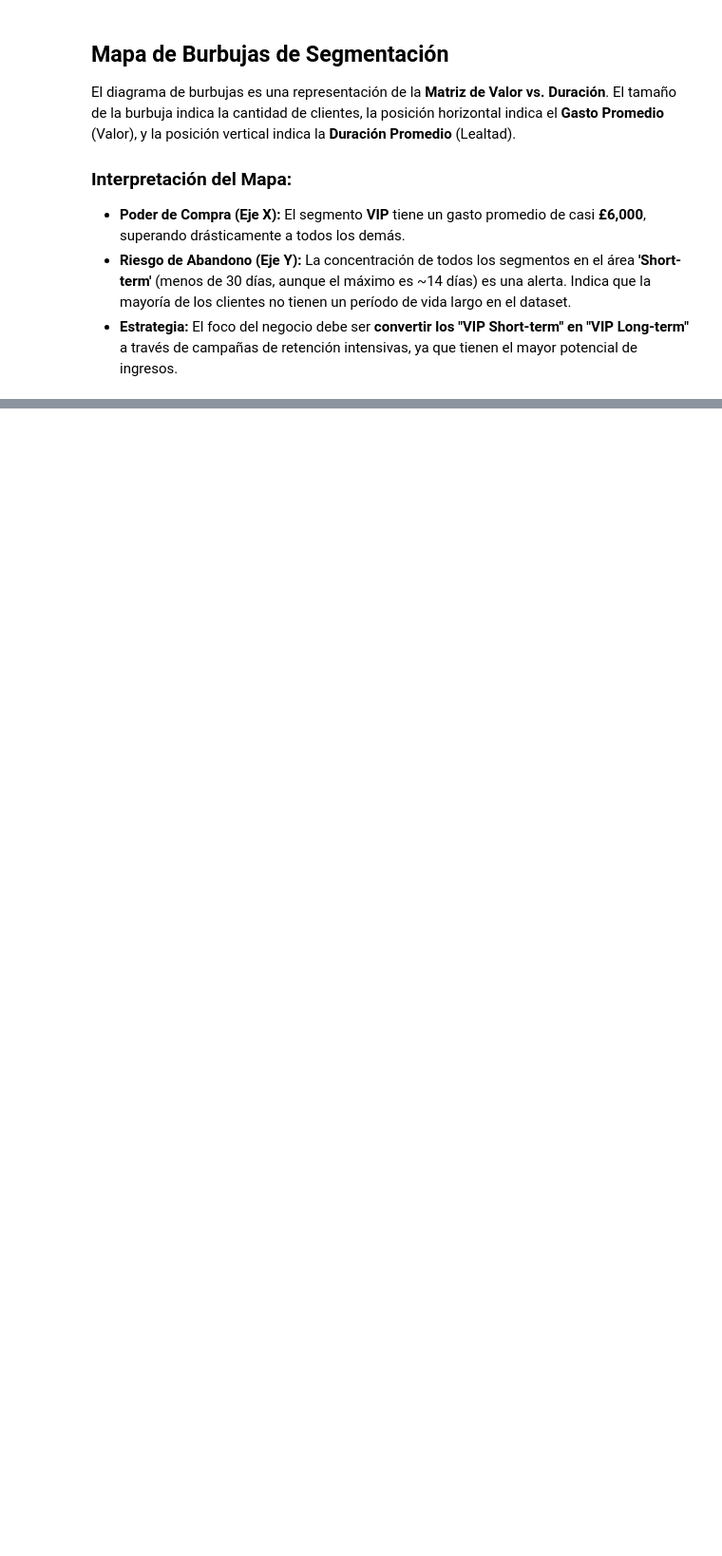
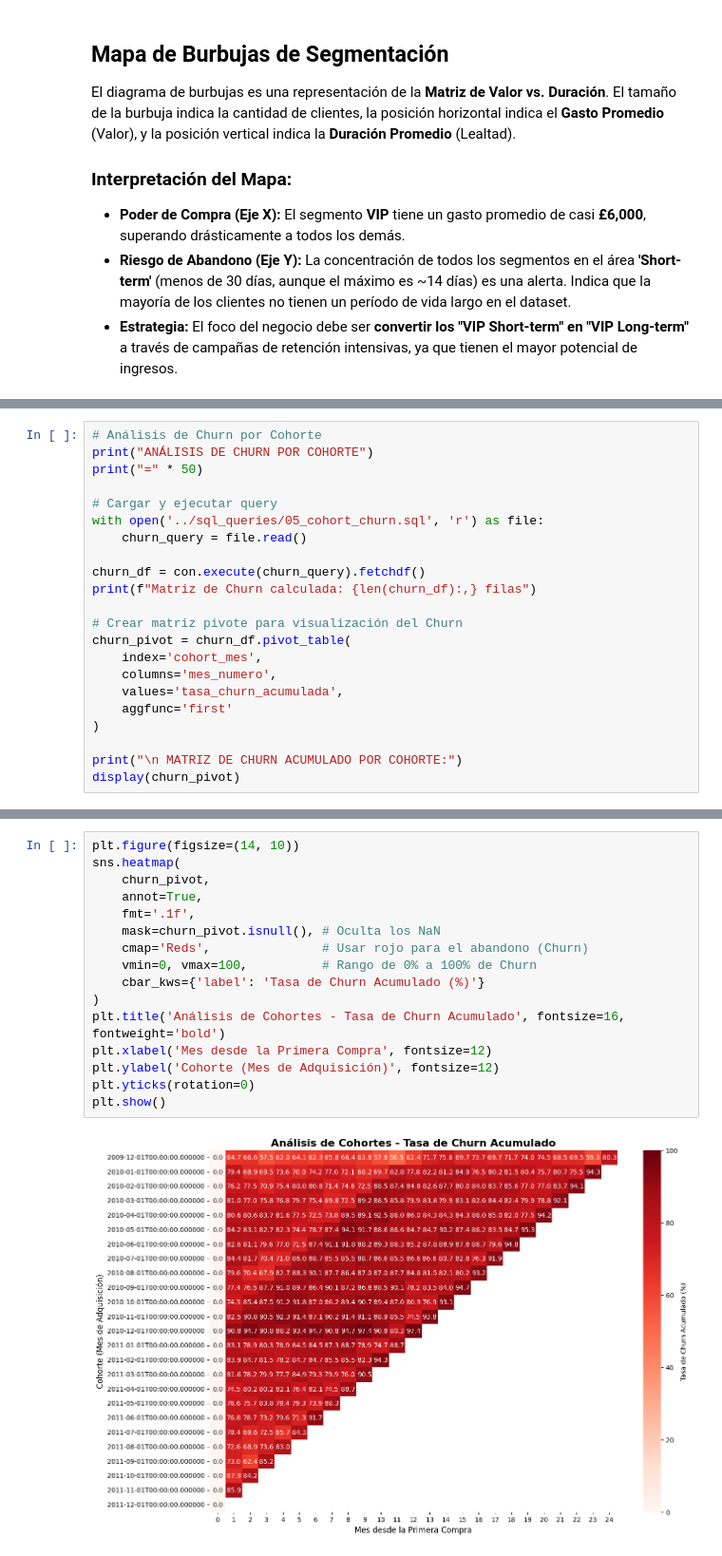
Before and after one commit to oyar23/sql-kpi-engine, a Jupyter notebook: notebooks/02_analisis_metricas_avanzadas.ipynb, the cells around one changed output, grey strips where cells are left out. Shown at 95% size. Cells and saved outputs as stored; diff of their text form; blank space fills up the shorter version.

```diff
--- a/notebooks/02_analisis_metricas_avanzadas.ipynb
+++ b/notebooks/02_analisis_metricas_avanzadas.ipynb
@@ -346,0 +361,22 @@ El diagrama de burbujas es una representación de la **Matriz de Valor vs. Durac
+# %%
+# Análisis de Churn por Cohorte
+print("ANÁLISIS DE CHURN POR COHORTE")
+print("=" * 50)
+
+# Cargar y ejecutar query
+with open('../sql_queries/05_cohort_churn.sql', 'r') as file:
+    churn_query = file.read()
+
+churn_df = con.execute(churn_query).fetchdf()
+print(f"Matriz de Churn calculada: {len(churn_df):,} filas")
+
+# Crear matriz pivote para visualización del Churn
+churn_pivot = churn_df.pivot_table(
+    index='cohort_mes',
+    columns='mes_numero',
+    values='tasa_churn_acumulada',
+    aggfunc='first'
+)
+
+print("\n MATRIZ DE CHURN ACUMULADO POR COHORTE:")
+display(churn_pivot)
@@ -346,0 +408,18 @@ El diagrama de burbujas es una representación de la **Matriz de Valor vs. Durac
+# %%
+plt.figure(figsize=(14, 10))
+sns.heatmap(
+    churn_pivot,
+    annot=True,
+    fmt='.1f',
+    mask=churn_pivot.isnull(), # Oculta los NaN
+    cmap='Reds',               # Usar rojo para el abandono (Churn)
+    vmin=0, vmax=100,          # Rango de 0% a 100% de Churn
+    cbar_kws={'label': 'Tasa de Churn Acumulado (%)'}
+)
+plt.title('Análisis de Cohortes - Tasa de Churn Acumulado', fontsize=16, fontweight='bold')
+plt.xlabel('Mes desde la Primera Compra', fontsize=12)
+plt.ylabel('Cohorte (Mes de Adquisición)', fontsize=12)
+plt.yticks(rotation=0)
+plt.show()
+# %% [output]
+[figure, added]
```
Also changed, not shown: parts of 5 cells of this notebook, 3 other files.
